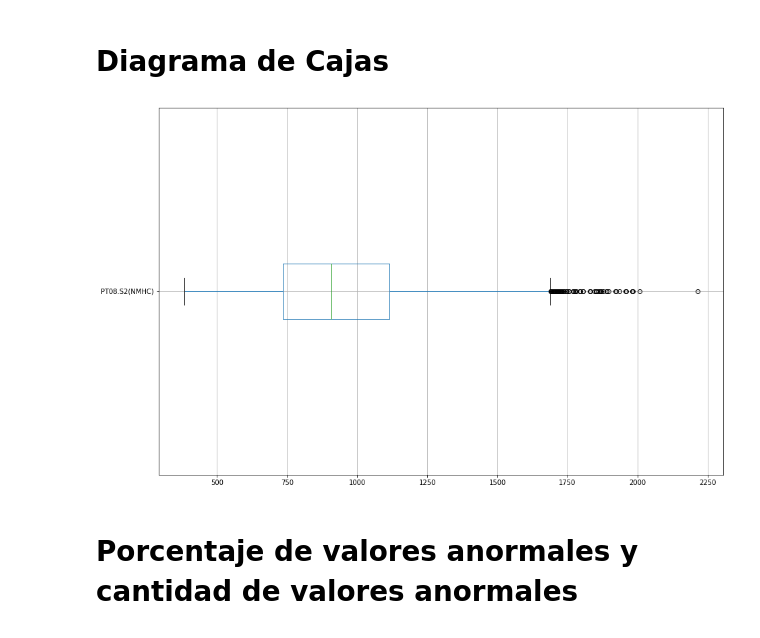
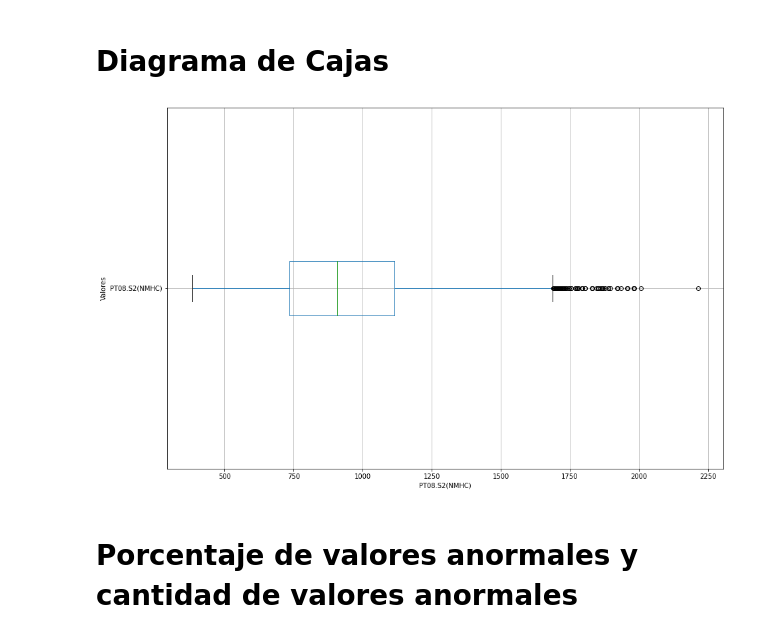
Before and after one commit to Abstractize/Descriptive-statistics, a Jupyter notebook: Tarea 1.ipynb, the cells around one changed output. Cells and saved outputs as stored; diff of their text form; code cells hidden in the pictures.

```diff
--- a/Tarea 1.ipynb
+++ b/Tarea 1.ipynb
@@ -118,10 +118,13 @@ print(RIC)
 # %%
 import matplotlib.pyplot as plt
 
 data.boxplot(column='PT08.S2(NMHC)',vert=False, figsize=(15,10))
+
+plt.xlabel("PT08.S2(NMHC)")
+plt.ylabel("Valores")
 plt.show()
 # %% [output]
-[figure, old version]
+[figure, new version]
 # %% [markdown]
 # Porcentaje de valores anormales y cantidad de valores anormales
 # %%
```
